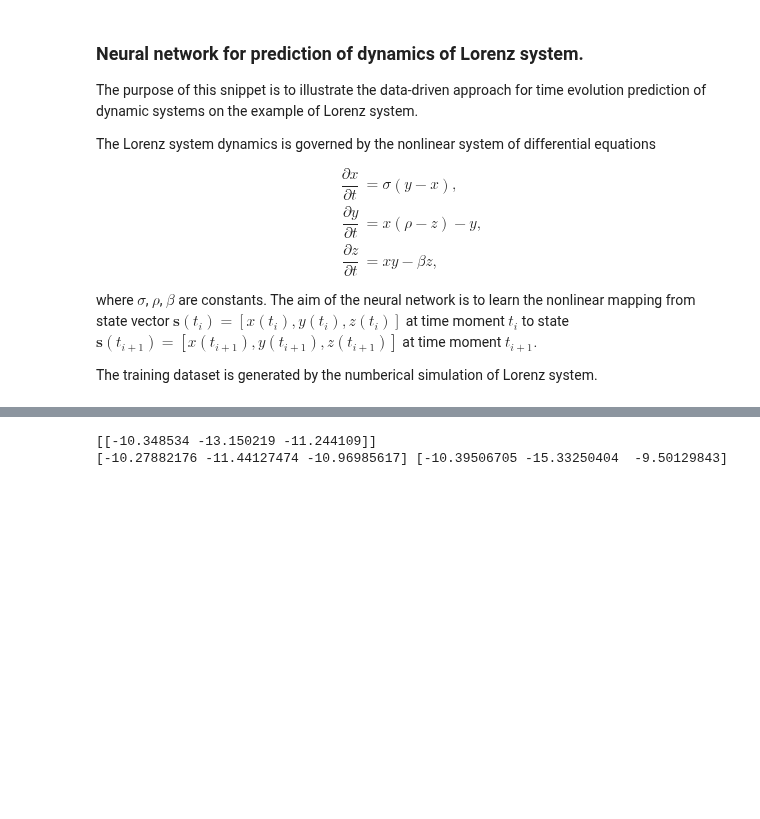
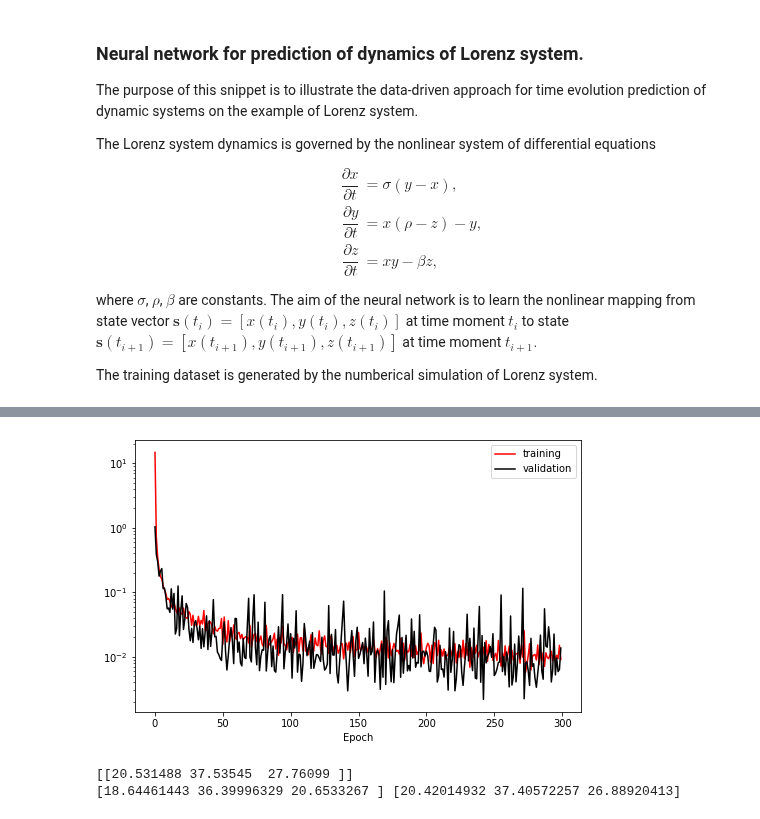
Before and after one commit to denyskononenko/datasciencesnippets, a Jupyter notebook: nn4dynamics/model_lorenz.ipynb, the cells around one changed output, grey strips where cells are left out. Drawn from its saved outputs; the diff is of its cells as text; code cells hidden in the pictures; blank space fills up the shorter version.

```diff
--- a/nn4dynamics/model_lorenz.ipynb
+++ b/nn4dynamics/model_lorenz.ipynb
@@ -101,16 +78,22 @@ print(Y.shape)
 # %%
+def rbf(x):
+    return keras.activations.exponential(x**2)
+
+get_custom_objects().update({'custom_activation': layers.Activation(rbf)})
+
 def model():
-    """ """
+    """Deep neural network for dynamics."""
     model = keras.Sequential()
-    model.add(layers.Dense(10, input_dim=X.shape[1], activation='sigmoid'))
-    model.add(layers.Dense(10, activation='linear'))
+    model.add(layers.Dense(32, input_dim=X.shape[1], activation='sigmoid'))
+    model.add(layers.Dense(10))
+    model.add(layers.Activation(rbf, name='rbf'))
     model.add(layers.Dense(10, activation='linear'))
     model.add(layers.Dense(Y.shape[1], activation='linear'))
     # compile the keras model
     model.compile(loss='mean_squared_error', optimizer='adam', metrics=['accuracy'])
     # fit the keras model on the dataset
-    model.fit(X, Y, epochs=1000, batch_size=1000)
-    return model
+    history = model.fit(X, Y, epochs=300, batch_size=60, validation_split=0.3)
+    return model, history
 # %%
-model = model()
+model, history = model()
 # %% [output]
@@ -133,0 +117,14 @@ Epoch 1000/1000
+# %%
+print(history.history.keys())
+print(f"Last epoch validation loss: {history.history['val_loss'][-1]}")
+
+fig = plt.figure(figsize = (8, 5))
+ax = plt.axes()
+ax.plot(history.history['loss'], color='red', label='training')
+ax.plot(history.history['val_loss'], color='black', label='validation')
+ax.set_yscale('log')
+ax.set_xlabel('Mean Squared Error Loss')
+ax.set_xlabel('Epoch')
+ax.legend()
+plt.show()
+# %% [output]
@@ -134,6 +133,7 @@ Epoch 1000/1000
+[figure, added]
 # %%
-print(model.predict(np.array([X[0]])))
-print(X[0], Y[0])
+print(model.predict(np.array([X[10]])))
+print(X[10], Y[10])
 # %% [output]
-[[-10.348534 -13.150219 -11.244109]]
-[-10.27882176 -11.44127474 -10.96985617] [-10.39506705 -15.33250404  -9.50129843]
+[[20.531488 37.53545  27.76099 ]]
+[18.64461443 36.39996329 20.6533267 ] [20.42014932 37.40572257 26.88920413]
```
Also changed, not shown: parts of 8 cells of this notebook, 1 other file.
